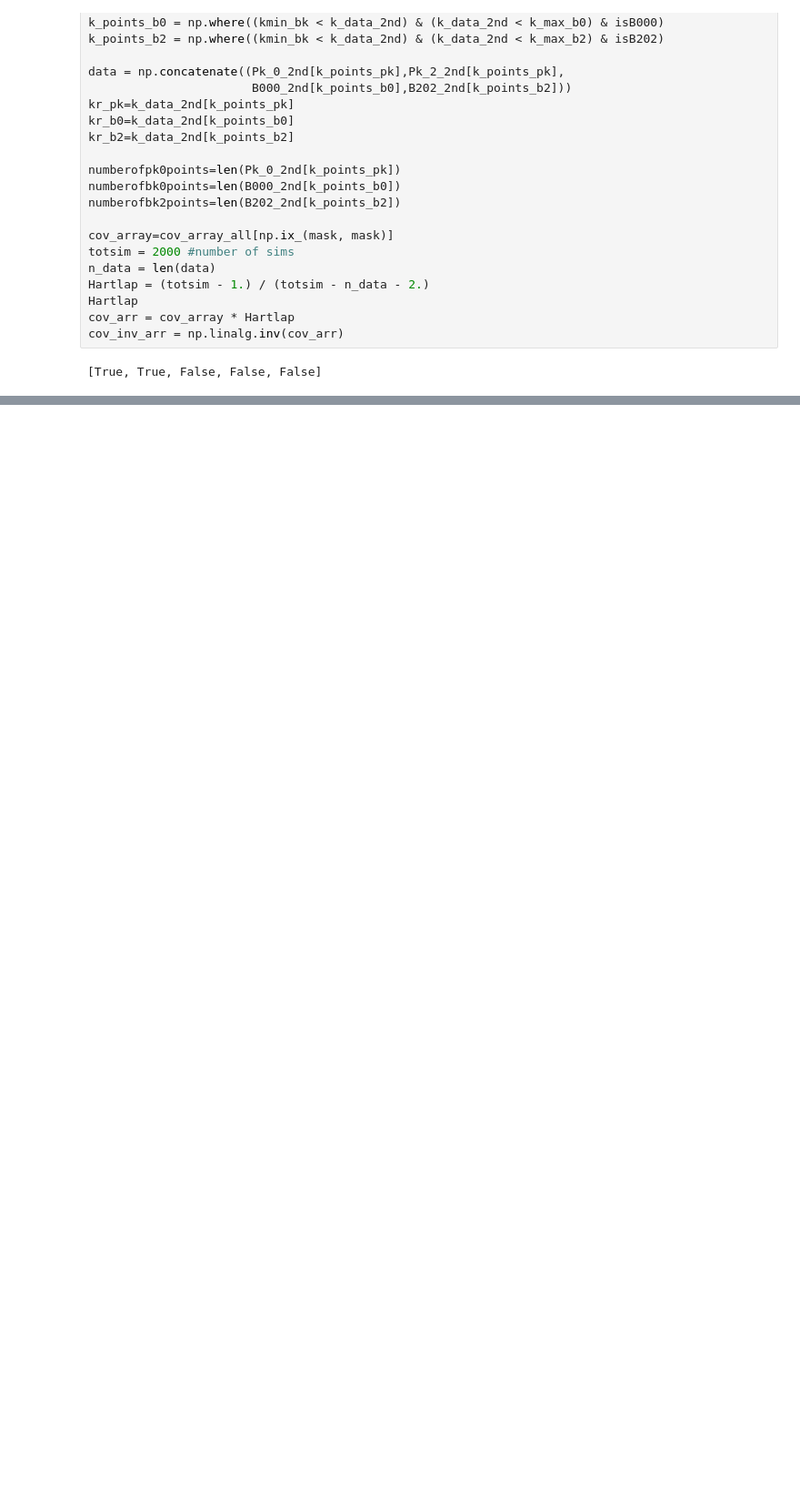
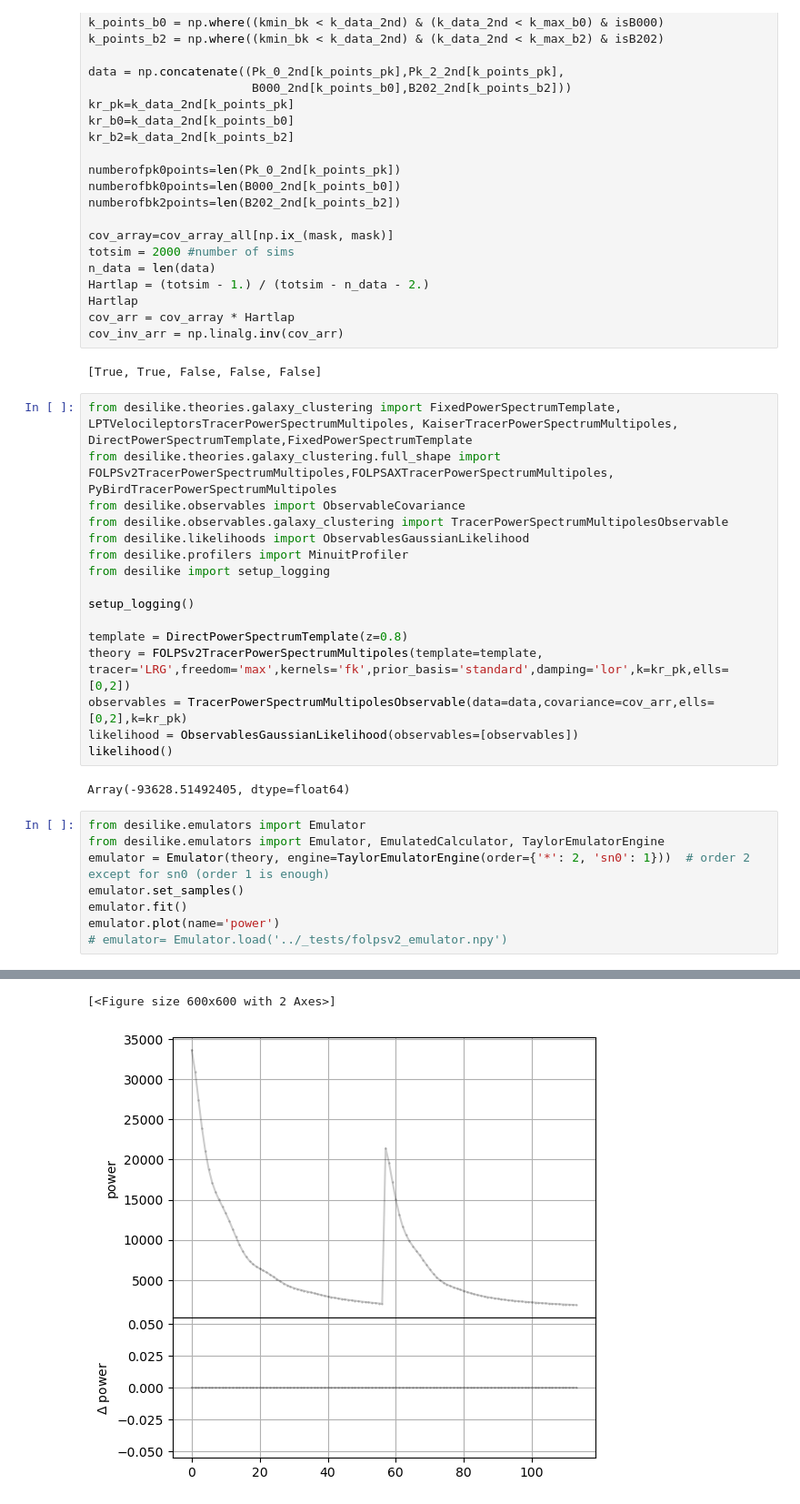
Before and after one commit to henoriega/FOLPSpipe, a Jupyter notebook: folps/desilike_mcmc/desilike_mcmc_test.ipynb, the cells around one changed output, grey strips where cells are left out. Shown at 91% size. Saved outputs shown, nothing was run; the diff lists cells and outputs as text; blank space fills up the shorter version.

Commit message:
mcmc test

```diff
--- a/folps/desilike_mcmc/desilike_mcmc_test.ipynb
+++ b/folps/desilike_mcmc/desilike_mcmc_test.ipynb
@@ -109,3 +109,30 @@ cov_arr = cov_array * Hartlap
 cov_inv_arr = np.linalg.inv(cov_arr)
 # %% [output]
 [True, True, False, False, False]
+# %%
+from desilike.theories.galaxy_clustering import FixedPowerSpectrumTemplate, LPTVelocileptorsTracerPowerSpectrumMultipoles, KaiserTracerPowerSpectrumMultipoles, DirectPowerSpectrumTemplate,FixedPowerSpectrumTemplate
+from desilike.theories.galaxy_clustering.full_shape import  FOLPSv2TracerPowerSpectrumMultipoles,FOLPSAXTracerPowerSpectrumMultipoles, PyBirdTracerPowerSpectrumMultipoles
+from desilike.observables import ObservableCovariance
+from desilike.observables.galaxy_clustering import TracerPowerSpectrumMultipolesObservable
+from desilike.likelihoods import ObservablesGaussianLikelihood
+from desilike.profilers import MinuitProfiler
+from desilike import setup_logging
+
+setup_logging()
+
+template = DirectPowerSpectrumTemplate(z=0.8)
+theory = FOLPSv2TracerPowerSpectrumMultipoles(template=template, tracer='LRG',freedom='max',kernels='fk',prior_basis='standard',damping='lor',k=kr_pk,ells=[0,2])
+observables = TracerPowerSpectrumMultipolesObservable(data=data,covariance=cov_arr,ells=[0,2],k=kr_pk)
+likelihood = ObservablesGaussianLikelihood(observables=[observables])
+likelihood()
+# %% [output]
+Array(-93628.51492405, dtype=float64)
+# %%
+from desilike.emulators import Emulator
+from desilike.emulators import Emulator, EmulatedCalculator, TaylorEmulatorEngine
+emulator = Emulator(theory, engine=TaylorEmulatorEngine(order={'*': 2, 'sn0': 1}))  # order 2 except for sn0 (order 1 is enough)
+emulator.set_samples()
+emulator.fit()
+emulator.plot(name='power')
+# emulator= Emulator.load('../_tests/folpsv2_emulator.npy')
+# %% [output]
@@ -111,0 +157,2 @@ cov_inv_arr = np.linalg.inv(cov_arr)
+[<Figure size 600x600 with 2 Axes>]
+[figure, added]
```
Also changed, not shown: parts of 13 cells of this notebook, 4 other files.
